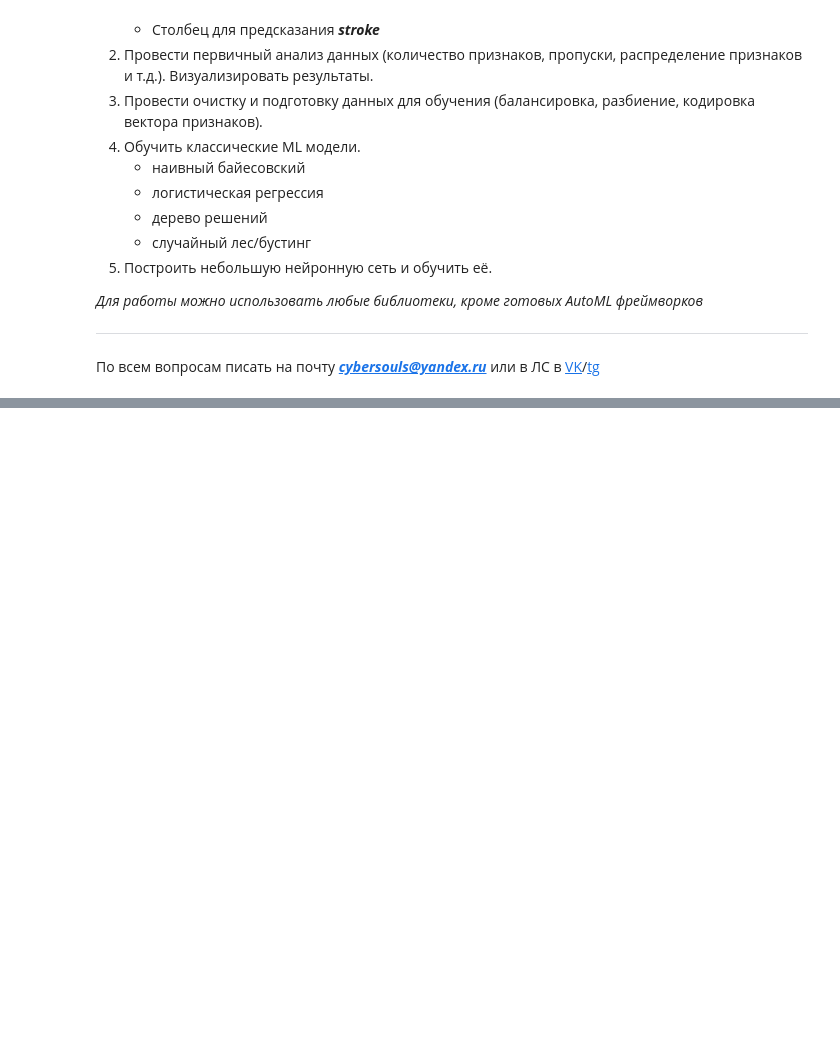
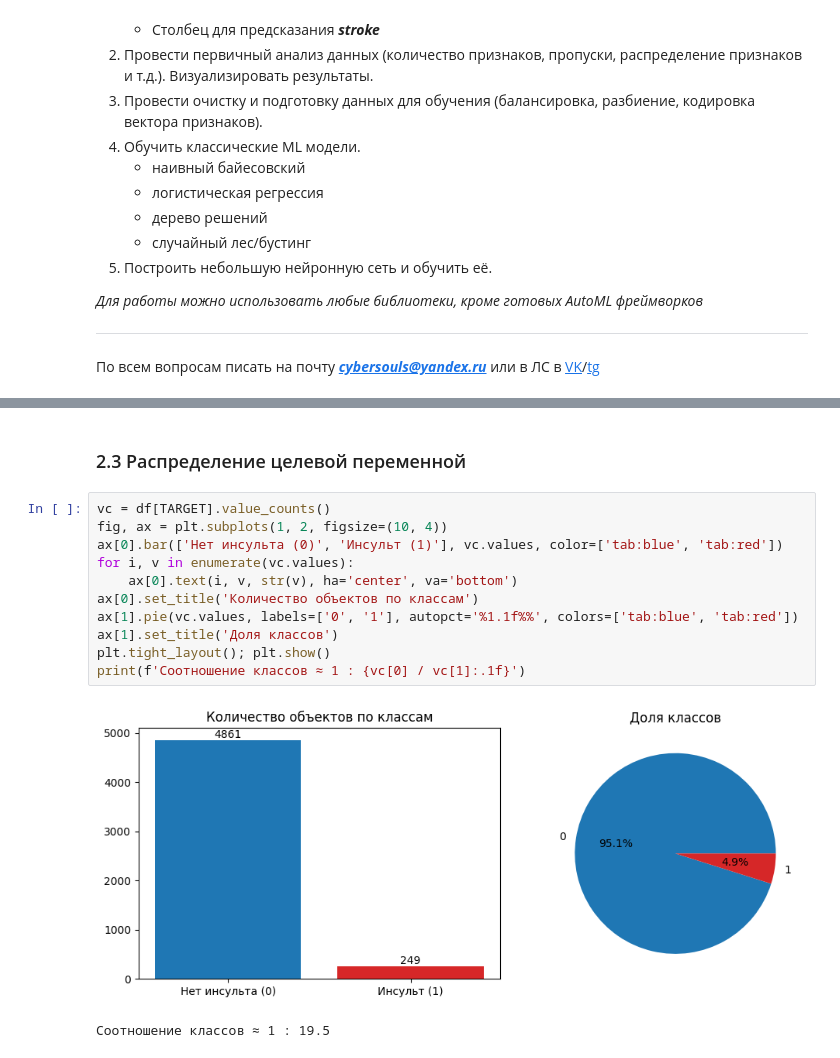
Before and after one commit to ArtemkaGh0st1k/AMD, a Jupyter notebook: lab1/АМД1.ipynb, the cells around one changed output, grey strips where cells are left out. Drawn from its saved outputs; the diff is of its cells as text; blank space fills up the shorter version.

```diff
--- a/lab1/АМД1.ipynb
+++ b/lab1/АМД1.ipynb
@@ -30,0 +153,16 @@
+# %% [markdown]
+### 2.3 Распределение целевой переменной
+# %%
+vc = df[TARGET].value_counts()
+fig, ax = plt.subplots(1, 2, figsize=(10, 4))
+ax[0].bar(['Нет инсульта (0)', 'Инсульт (1)'], vc.values, color=['tab:blue', 'tab:red'])
+for i, v in enumerate(vc.values):
+    ax[0].text(i, v, str(v), ha='center', va='bottom')
+ax[0].set_title('Количество объектов по классам')
+ax[1].pie(vc.values, labels=['0', '1'], autopct='%1.1f%%', colors=['tab:blue', 'tab:red'])
+ax[1].set_title('Доля классов')
+plt.tight_layout(); plt.show()
+print(f'Соотношение классов ≈ 1 : {vc[0] / vc[1]:.1f}')
+# %% [output]
+[figure, added]
+Соотношение классов ≈ 1 : 19.5
```
Also changed, not shown: parts of 50 cells of this notebook.
